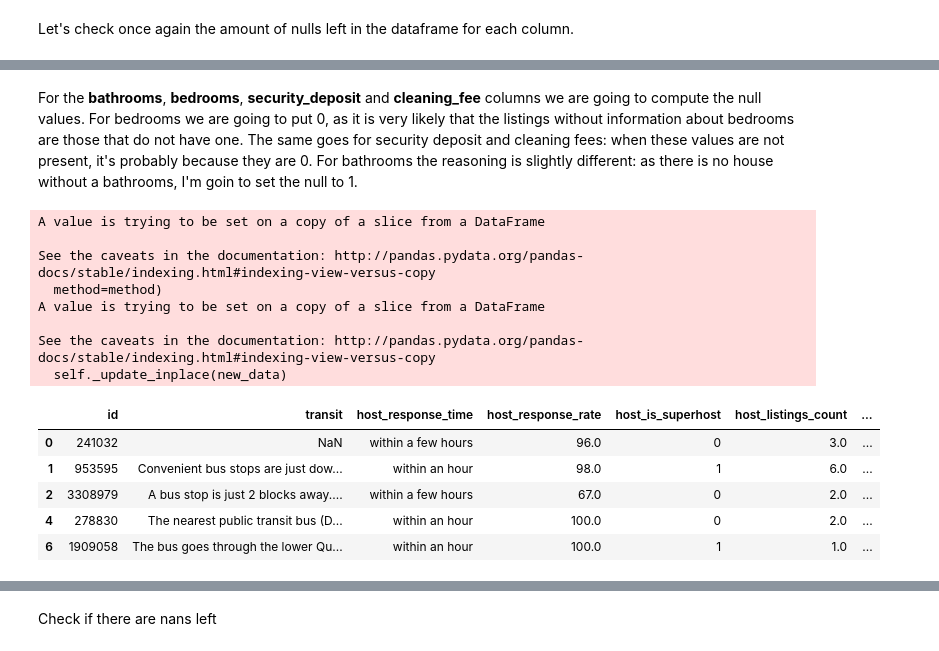
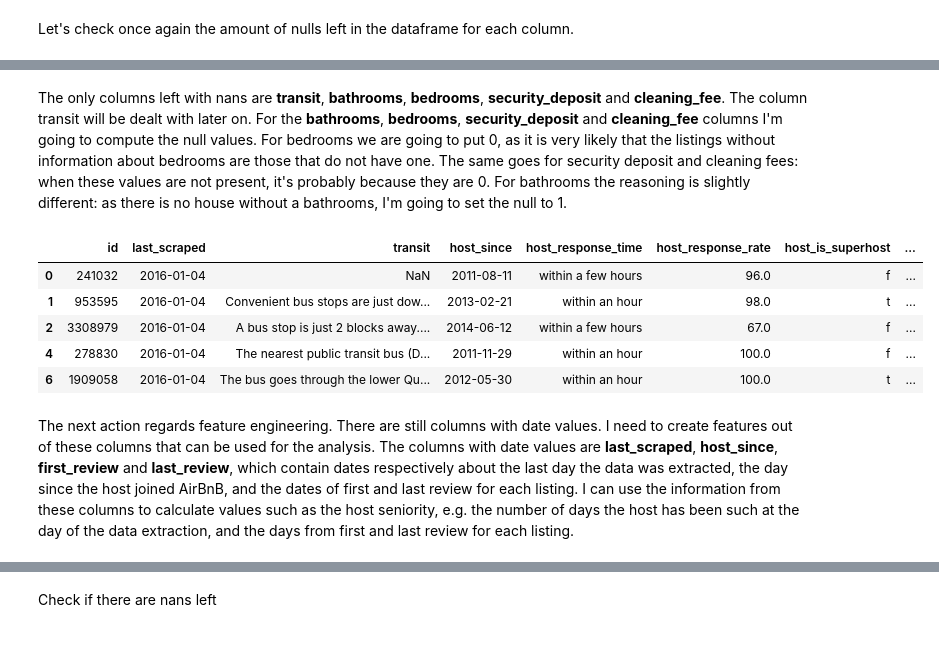
Before and after one commit to Duratorre/AirBnB-Data-Analysis, a Jupyter notebook: Analysis.ipynb, the cells around one changed output, grey strips where cells are left out. Cells and saved outputs as stored; diff of their text form; code cells hidden in the pictures.

```diff
--- a/Analysis.ipynb
+++ b/Analysis.ipynb
@@ -483,6 +552,7 @@ for col in list(df_lis.columns):
     if df_lis[col].unique().size==1:
         unique_values.append(col)
 
+unique_values.remove('last_scraped')
 print(unique_values)
 
 df_lis_no_unique = df_lis.drop(columns=unique_values)
@@ -531,8 +611,10 @@ We can see that some columns, like __square_feet__ hava lots of null values (mor
 # dropping columns with majority on nan values, like square_feet
 df_lis_new = df_lis_no_unn.drop(columns=['square_feet'])
 
-# dropping rows with no ratings, as we can't perform correlation on those values
+# dropping rows with nans in revie_scores_ratings, host_response_rate and review_scores_accuracy
 df_lis_new.dropna(axis=0, how='any', subset=['review_scores_rating'], inplace=True)
+df_lis_new.dropna(axis=0, how='any', subset=['host_response_rate'], inplace=True)
+df_lis_new.dropna(axis=0, how='any', subset=['review_scores_accuracy'], inplace=True)
 # %% [markdown]
 Let's check once again the amount of nulls left in the dataframe for each column.
 # %%
@@ -574,35 +642,25 @@ df_lis_clean.head()
 # %% [markdown]
-For the __bathrooms__, __bedrooms__, __security_deposit__ and __cleaning_fee__ columns we are going to compute the null values. For bedrooms we are going to put 0, as it is very likely that the listings without information about bedrooms are those that do not have one. The same goes for security deposit and cleaning fees: when these values are not present, it's probably because they are 0. For bathrooms the reasoning is slightly different: as there is no house without a bathrooms, I'm goin to set the null to 1.
+The only columns left with nans are __transit__,  __bathrooms__, __bedrooms__, __security_deposit__ and __cleaning_fee__. The column transit will be dealt with later on. For the __bathrooms__, __bedrooms__, __security_deposit__ and __cleaning_fee__ columns I'm going to compute the null values. For bedrooms we are going to put 0, as it is very likely that the listings without information about bedrooms are those that do not have one. The same goes for security deposit and cleaning fees: when these values are not present, it's probably because they are 0. For bathrooms the reasoning is slightly different: as there is no house without a bathrooms, I'm going to set the null to 1.
 # %%
-# casting columns to their proper data types
-df_lis_clean.loc[:,'host_response_rate'] = df_lis_clean['host_response_rate'].str.replace('%', '').astype(float)
-df_lis_clean.loc[:,'price'] = df_lis_clean['price'].str.replace('$', '').astype(float)
-df_lis_clean.loc[:,'security_deposit'] = df_lis_clean['security_deposit'].str.replace('$', '').str.replace(',', '').astype(float)
-df_lis_clean.loc[:,'cleaning_fee'] = df_lis_clean['cleaning_fee'].str.replace('$', '').astype(float)
-df_lis_clean.loc[:,'extra_people'] = df_lis_clean['extra_people'].str.replace('$', '').astype(float)
+df_lis_new.loc[:,'host_response_rate'] = df_lis_new['host_response_rate'].str.replace('%', '').astype(float)
+df_lis_new.loc[:,'price'] = df_lis_new['price'].str.replace('$', '').astype(float)
+df_lis_new.loc[:,'security_deposit'] = df_lis_new['security_deposit'].str.replace('$', '').str.replace(',', '').astype(float)
+df_lis_new.loc[:,'cleaning_fee'] = df_lis_new['cleaning_fee'].str.replace('$', '').astype(float)
+df_lis_new.loc[:,'extra_people'] = df_lis_new['extra_people'].str.replace('$', '').astype(float)
+df_lis_new.replace('t', 1, inplace=True)
+df_lis_new.replace('f', 0, inplace=True)
+df_lis_new['bedrooms'].fillna(0, inplace=True) # as there can be homes w/o bedrooms
+df_lis_new['bathrooms'].fillna(1, inplace=True) # all houses are entire building apartments or single rooms, there has to be a bathroom
+df_lis_new['security_deposit'].fillna(0, inplace=True)
+df_lis_new['cleaning_fee'].fillna(0, inplace=True)
 
-
-df_lis_clean.replace('t', 1, inplace=True)
-df_lis_clean.replace('f', 0, inplace=True)
-
-df_lis_clean['bedrooms'].fillna(0, inplace=True) # as there can be homes w/o bedrooms
-df_lis_clean['bathrooms'].fillna(1, inplace=True) # all houses are entire building apartments or single rooms, there has to be a bathroom
-df_lis_clean['security_deposit'].fillna(0, inplace=True)
-df_lis_clean['cleaning_fee'].fillna(0, inplace=True)
-
-df_lis_clean.head()
+df_lis_new.head()
 # %% [output]
-A value is trying to be set on a copy of a slice from a DataFrame
-
-See the caveats in the documentation: http://pandas.pydata.org/pandas-docs/stable/indexing.html#indexing-view-versus-copy
-  method=method)
-A value is trying to be set on a copy of a slice from a DataFrame
-
-See the caveats in the documentation: http://pandas.pydata.org/pandas-docs/stable/indexing.html#indexing-view-versus-copy
-  self._update_inplace(new_data)
-|  | id | transit | host_response_time | host_response_rate | host_is_superhost | host_listings_count | ... |
-| 0 | 241032 | NaN | within a few hours | 96.0 | 0 | 3.0 | ... |
-| 1 | 953595 | Convenient bus stops are just dow... | within an hour | 98.0 | 1 | 6.0 | ... |
-| 2 | 3308979 | A bus stop is just 2 blocks away.... | within a few hours | 67.0 | 0 | 2.0 | ... |
-| 4 | 278830 | The nearest public transit bus (D... | within an hour | 100.0 | 0 | 2.0 | ... |
-| 6 | 1909058 | The bus goes through the lower Qu... | within an hour | 100.0 | 1 | 1.0 | ... |
+|  | id | last_scraped | transit | host_since | host_response_time | host_response_rate | host_is_superhost | ... |
+| 0 | 241032 | 2016-01-04 | NaN | 2011-08-11 | within a few hours | 96.0 | f | ... |
+| 1 | 953595 | 2016-01-04 | Convenient bus stops are just dow... | 2013-02-21 | within an hour | 98.0 | t | ... |
+| 2 | 3308979 | 2016-01-04 | A bus stop is just 2 blocks away.... | 2014-06-12 | within a few hours | 67.0 | f | ... |
+| 4 | 278830 | 2016-01-04 | The nearest public transit bus (D... | 2011-11-29 | within an hour | 100.0 | f | ... |
+| 6 | 1909058 | 2016-01-04 | The bus goes through the lower Qu... | 2012-05-30 | within an hour | 100.0 | t | ... |
+# %% [markdown]
+The next action regards feature engineering. There are still columns with date values. I need to create features out of these columns that can be used for the analysis. The columns with date values are __last_scraped__, __host_since__, __first_review__ and __last_review__, which contain dates respectively about the last day the data was extracted, the day since the host joined AirBnB, and the dates of first and last review for each listing. I can use the information from these columns to calculate values such as the host seniority, e.g. the number of days the host has been such at the day of the data extraction, and the days from first and last review for each listing.
```
Also changed, not shown: parts of 40 cells of this notebook.
